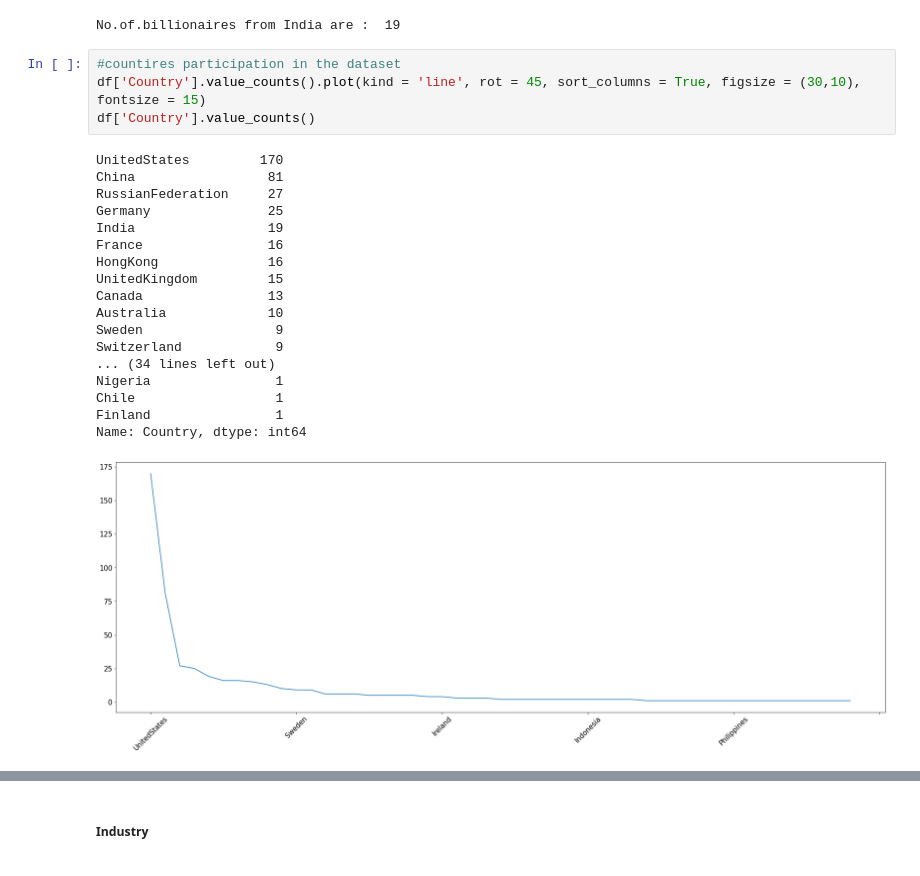
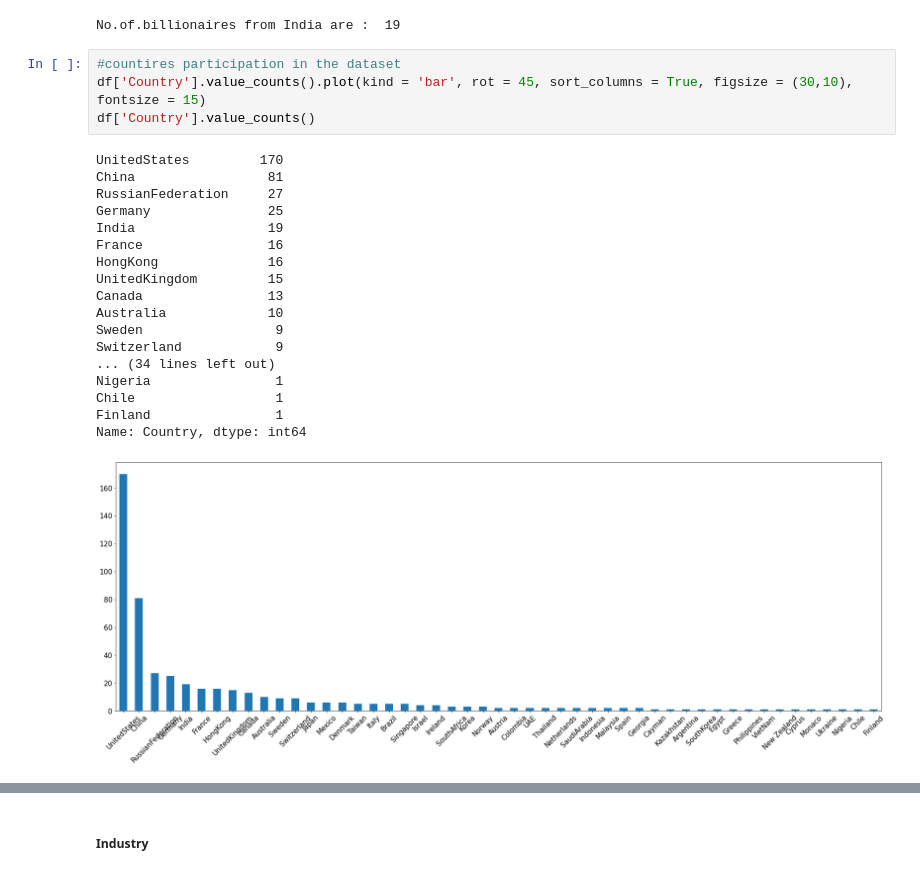
Before and after one commit to KsRenu/DA, a Jupyter notebook: Individual Data set.ipynb, the cells around one changed output, grey strips where cells are left out. Cells and saved outputs as stored; diff of their text form.

```diff
--- a/Individual Data set.ipynb
+++ b/Individual Data set.ipynb
@@ -317,24 +336,24 @@ print('No.of.billionaires from India are : ',df[df['Country']=='India'].shape[0]
 No.of.billionaires from India are :  19
 # %%
 #countires participation in the dataset
-df['Country'].value_counts().plot(kind = 'line', rot = 45, sort_columns = True, figsize = (30,10), fontsize = 15)
+df['Country'].value_counts().plot(kind = 'bar', rot = 45, sort_columns = True, figsize = (30,10), fontsize = 15)
 df['Country'].value_counts()
 # %% [output]
 UnitedStates         170
 China                 81
 RussianFederation     27
 Germany               25
 India                 19
 France                16
 HongKong              16
 UnitedKingdom         15
 Canada                13
 Australia             10
 Sweden                 9
 Switzerland            9
 ... (34 lines left out)
 Nigeria                1
 Chile                  1
 Finland                1
 Name: Country, dtype: int64
-[figure, old version]
+[figure, new version]
```
Also changed, not shown: parts of 16 cells of this notebook.
